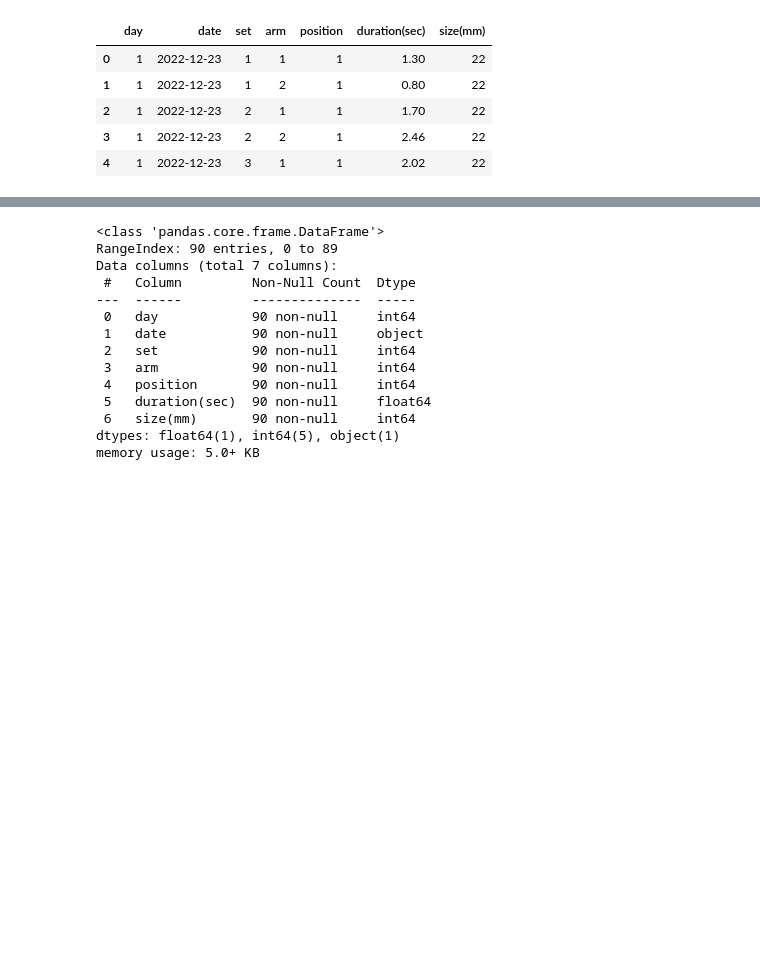
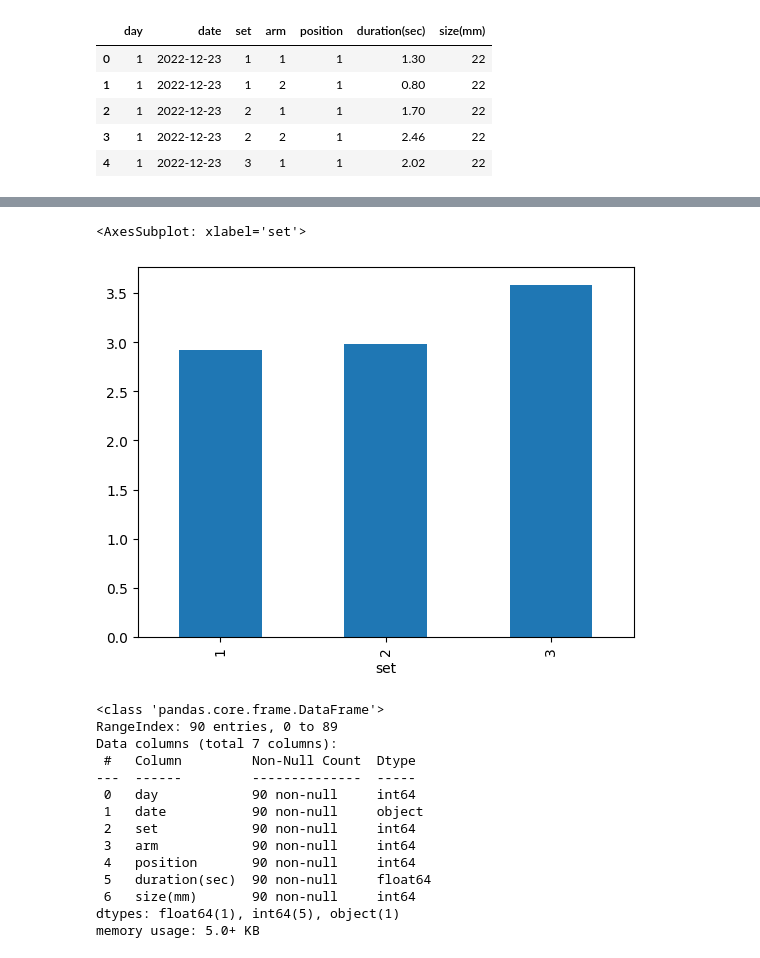
Before and after one commit to DanielBrechner/hangboard-tracker, a Jupyter notebook: graph.ipynb, the cells around one changed output, grey strips where cells are left out. Cells and saved outputs as stored; diff of their text form; code cells hidden in the pictures; blank space fills up the shorter version.

```diff
--- a/graph.ipynb
+++ b/graph.ipynb
@@ -24,3 +49,9 @@ new_data.head()
+# %%
+day_3 = df.loc[36:53];
+day_3.groupby('set')['duration(sec)'].mean().plot(kind='bar')
+# %% [output]
+<AxesSubplot: xlabel='set'>
+[figure, added]
 # %%
 data.info()
 # %% [output]
```
Also changed, not shown: parts of 5 cells of this notebook.
